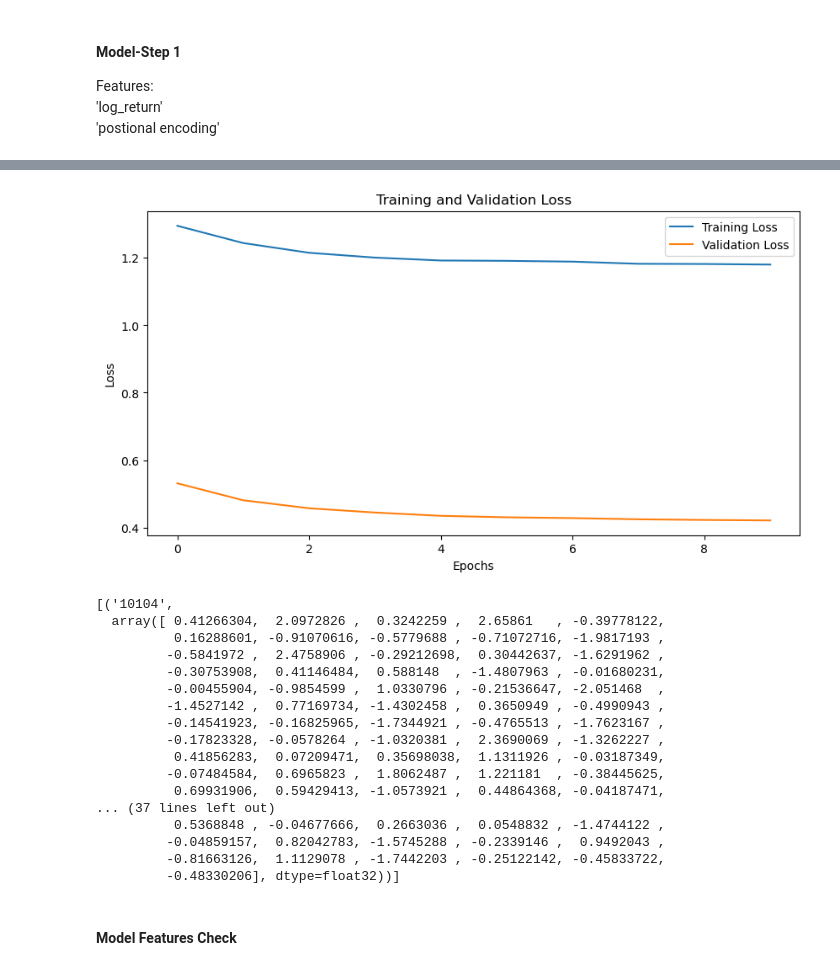
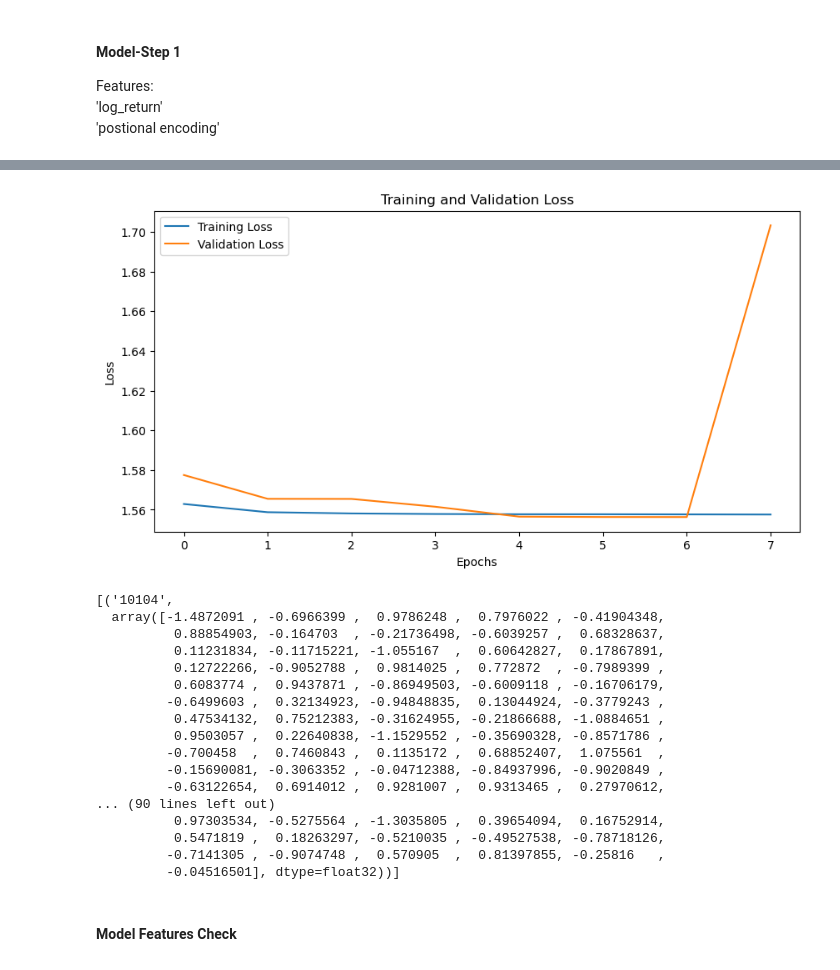
Before and after one commit to Shuo-Wang-UCBerkeley/VIP, a Jupyter notebook: src/shuo/Embedding-S&P_Step_1.ipynb, the cells around one changed output, grey strips where cells are left out. Saved outputs shown, nothing was run; the diff lists cells and outputs as text; code cells hidden in the pictures.

Commit message:
remove last 28 rows for each person_id

```diff
--- a/src/shuo/Embedding-S&P_Step_1.ipynb
+++ b/src/shuo/Embedding-S&P_Step_1.ipynb
@@ -319,0 +315,14 @@ data[data_inf_rows]
+# %%
+# Define a function to remove the last 28 rows for each permno_id
+def remove_last_n_rows(df, n):
+    # Group by 'permno_id'
+    groups = df.groupby('permno_id')
+    # Remove last n rows for each group
+    df_cleaned = groups.apply(lambda x: x.iloc[:-n] if len(x) > n else x)
+    # Remove the extra groupby level
+    df_cleaned.reset_index(drop=True, inplace=True)
+    return df_cleaned
+# %%
+# Remove the last 28 rows for each permno_id
+cleaned_data = remove_last_n_rows(data, 28)
+cleaned_data[-30:]
@@ -320,2 +347,2 @@ data[data_inf_rows]
 # %%
-data.replace([np.inf, -np.inf],0, inplace=True)
+# data.replace([np.inf, -np.inf],0, inplace=True)
@@ -339,7 +351,9 @@ data[data_inf_rows]
 # %%
 # train_data = data[(data["date"] <= "2022-12-31") & (data["date"] >= "2022-01-02")]
-train_data = data[data["date"] <= "2022-12-31"]
-validation_data = data[data["date"] > "2022-12-31"]
+# train_data = data[data["date"] <= "2022-12-31"]
+# validation_data = data[data["date"] > "2022-12-31"]
+train_data = cleaned_data[cleaned_data["date"] <= "2022-12-31"]
+validation_data = cleaned_data[cleaned_data["date"] > "2022-12-31"]
 # %%
 train_data
 # %% [output]
@@ -570,8 +584,8 @@ class TransformerModel(nn.Module):
 # dataset = FinancialDataset(first_month_data[:1000])
 # dataloader = DataLoader(dataset, batch_size=64, shuffle=False)
 
-train_dataset = FinancialDataset(train_data[:1000])
-val_dataset = FinancialDataset(validation_data[:100])
+train_dataset = FinancialDataset(train_data)
+val_dataset = FinancialDataset(validation_data)
 
 train_dataloader = DataLoader(train_dataset, batch_size=32, shuffle=False)
 val_dataloader = DataLoader(val_dataset, batch_size=32, shuffle=False)
@@ -664,5 +677,5 @@ Epoch 10/10, Training Loss: 1.18020528415218, Validation Loss: 0.420955975850423
 Training Complete
-[figure, old version]
+[figure, new version]
 # %%
 dataloader = train_dataloader
 dataset = train_dataset
@@ -685,22 +698,22 @@ for permno_id in stock_embeddings:
 list(stock_embeddings.items())[:2]
 # %% [output]
 [('10104',
-  array([ 0.41266304,  2.0972826 ,  0.3242259 ,  2.65861   , -0.39778122,
-          0.16288601, -0.91070616, -0.5779688 , -0.71072716, -1.9817193 ,
-         -0.5841972 ,  2.4758906 , -0.29212698,  0.30442637, -1.6291962 ,
-         -0.30753908,  0.41146484,  0.588148  , -1.4807963 , -0.01680231,
-         -0.00455904, -0.9854599 ,  1.0330796 , -0.21536647, -2.051468  ,
-         -1.4527142 ,  0.77169734, -1.4302458 ,  0.3650949 , -0.4990943 ,
-         -0.14541923, -0.16825965, -1.7344921 , -0.4765513 , -1.7623167 ,
-         -0.17823328, -0.0578264 , -1.0320381 ,  2.3690069 , -1.3262227 ,
-          0.41856283,  0.07209471,  0.35698038,  1.1311926 , -0.03187349,
-         -0.07484584,  0.6965823 ,  1.8062487 ,  1.221181  , -0.38445625,
-          0.69931906,  0.59429413, -1.0573921 ,  0.44864368, -0.04187471,
-... (37 lines left out)
-          0.5368848 , -0.04677666,  0.2663036 ,  0.0548832 , -1.4744122 ,
-         -0.04859157,  0.82042783, -1.5745288 , -0.2339146 ,  0.9492043 ,
-         -0.81663126,  1.1129078 , -1.7442203 , -0.25122142, -0.45833722,
-         -0.48330206], dtype=float32))]
+  array([-1.4872091 , -0.6966399 ,  0.9786248 ,  0.7976022 , -0.41904348,
+          0.88854903, -0.164703  , -0.21736498, -0.6039257 ,  0.68328637,
+          0.11231834, -0.11715221, -1.055167  ,  0.60642827,  0.17867891,
+          0.12722266, -0.9052788 ,  0.9814025 ,  0.772872  , -0.7989399 ,
+          0.6083774 ,  0.9437871 , -0.86949503, -0.6009118 , -0.16706179,
+         -0.6499603 ,  0.32134923, -0.94848835,  0.13044924, -0.3779243 ,
+          0.47534132,  0.75212383, -0.31624955, -0.21866688, -1.0884651 ,
+          0.9503057 ,  0.22640838, -1.1529552 , -0.35690328, -0.8571786 ,
+         -0.700458  ,  0.7460843 ,  0.1135172 ,  0.68852407,  1.075561  ,
+         -0.15690081, -0.3063352 , -0.04712388, -0.84937996, -0.9020849 ,
+         -0.63122654,  0.6914012 ,  0.9281007 ,  0.9313465 ,  0.27970612,
+... (90 lines left out)
+          0.97303534, -0.5275564 , -1.3035805 ,  0.39654094,  0.16752914,
+          0.5471819 ,  0.18263297, -0.5210035 , -0.49527538, -0.78718126,
+         -0.7141305 , -0.9074748 ,  0.570905  ,  0.81397855, -0.25816   ,
+         -0.04516501], dtype=float32))]
 # %% [markdown]
 #### Model Features Check
 # %%
```
Also changed, not shown: parts of 26 cells of this notebook.
